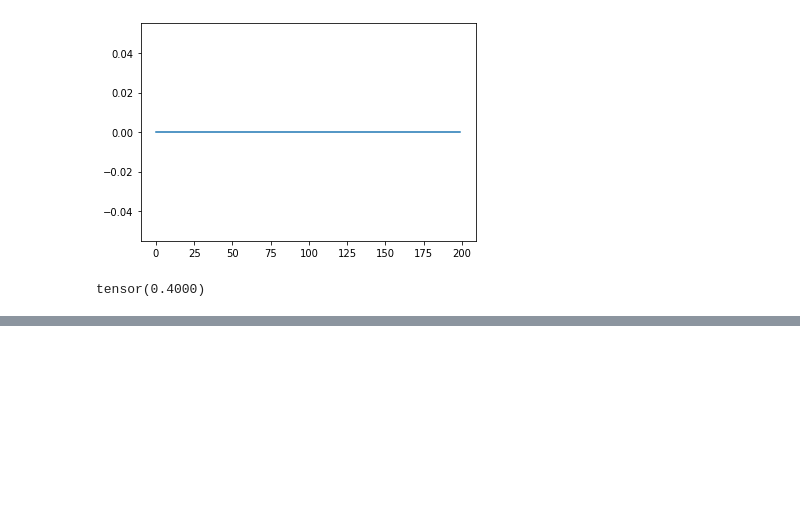
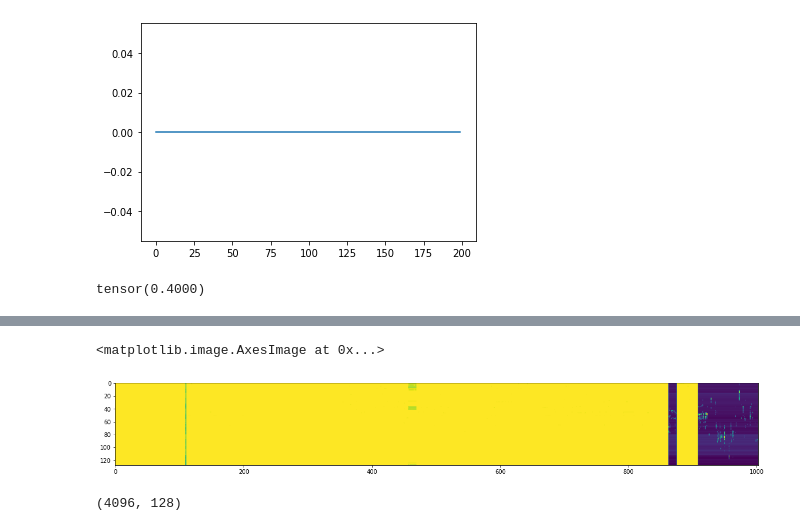
Before and after one commit to VGTHuang/sandbox, a Jupyter notebook: hydro/test.ipynb, the cells around one changed output, grey strips where cells are left out. Saved outputs shown, nothing was run; the diff lists cells and outputs as text; code cells hidden in the pictures; blank space fills up the shorter version.

```diff
--- a/hydro/test.ipynb
+++ b/hydro/test.ipynb
@@ -257,0 +245,10 @@ def conv(in_channels, out_channels, in_):
+# %%
+d = r'H:\hhx\寒假\超声\data0412'
+vol = []
+mats = [os.path.join(d, i) for i in os.listdir(d) if i.endswith('.mat')]
+
+for mat in mats:
+    data = scio.loadmat(mat)
+    vol.append(data['RData'])
+# %%
+vol = np.stack(vol)
@@ -257,0 +263,6 @@ def conv(in_channels, out_channels, in_):
+# %%
+_, axs = plt.subplots(1, 1, figsize=(20, 5))
+axs.imshow(vol.max(axis=1).transpose())
+# %% [output]
+<matplotlib.image.AxesImage at 0x...>
+[figure, added]
@@ -257,0 +271,4 @@ def conv(in_channels, out_channels, in_):
+# %%
+Data.shape
+# %% [output]
+(4096, 128)
```
Also changed, not shown: parts of 19 cells of this notebook, 4 other files.
